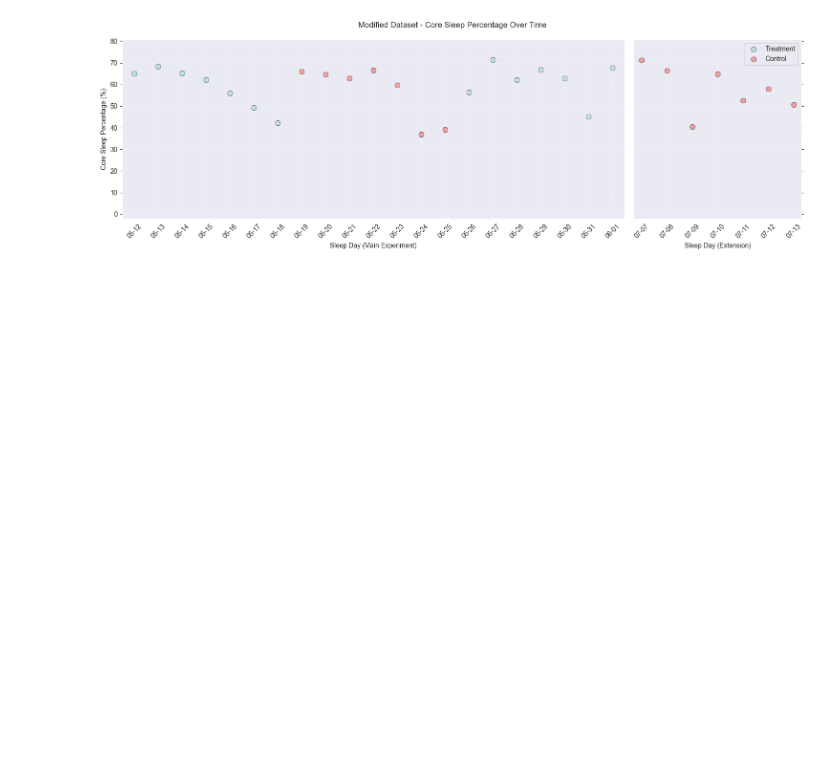
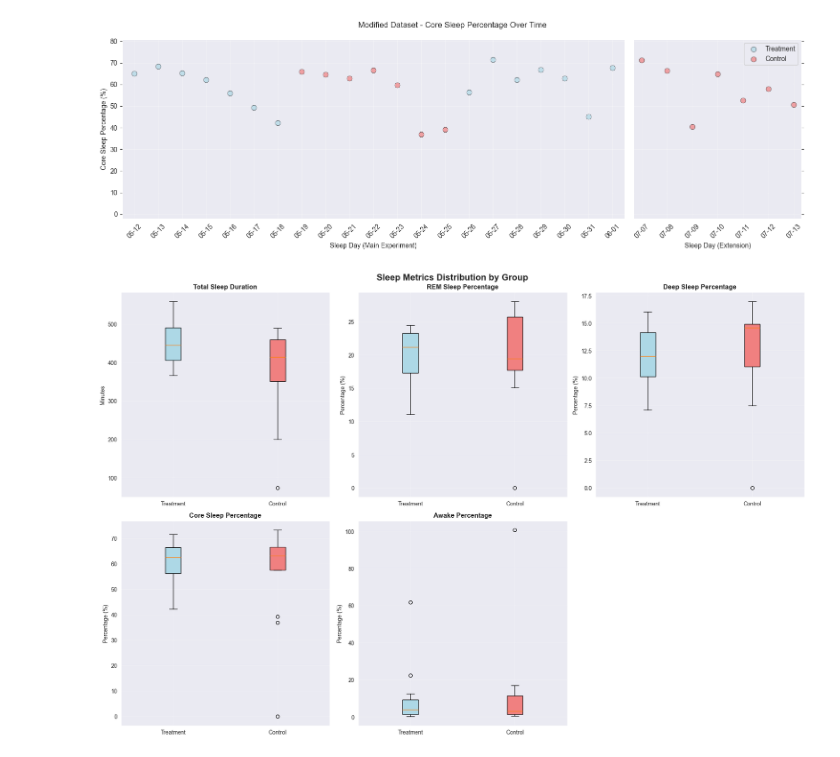
Before and after one commit to cezary17/nof1-analysis-py, a Jupyter notebook: analysis/analyze_data.ipynb, the cells around one changed output. Cells and saved outputs as stored; diff of their text form; code cells hidden in the pictures; blank space fills up the shorter version.

```diff
--- a/analysis/analyze_data.ipynb
+++ b/analysis/analyze_data.ipynb
@@ -795,3 +878,74 @@ plt.show()
 # %% [output]
 [figure]
 [figure]
+# %%
+# Create box plots for all sleep metrics
+fig, axes = plt.subplots(2, 3, figsize=(18, 12))
+fig.suptitle('Sleep Metrics Distribution by Group', fontsize=16, fontweight='bold')
+
+# Flatten axes for easier indexing
+axes = axes.flatten()
+
+do_notch = False
+
+# Sleep Duration box plot
+sleep_duration_treatment = treatment_data["total_sleep_duration_mins"].to_numpy()
+sleep_duration_control = control_data["total_sleep_duration_mins"].to_numpy()
+
+box_data_duration = [sleep_duration_treatment, sleep_duration_control]
+bp1 = axes[0].boxplot(box_data_duration, tick_labels=['Treatment', 'Control'],
+                      patch_artist=True, notch=do_notch, bootstrap=1000)
+bp1['boxes'][0].set_facecolor('lightblue')
+bp1['boxes'][1].set_facecolor('lightcoral')
+axes[0].set_title('Total Sleep Duration', fontweight='bold')
+axes[0].set_ylabel('Minutes')
+axes[0].grid(True, alpha=0.3)
+
+# REM Sleep Percentage box plot
+box_data_rem = [rem_treatment, rem_control]
+bp2 = axes[1].boxplot(box_data_rem, tick_labels=['Treatment', 'Control'],
+                      patch_artist=True, notch=do_notch, bootstrap=1000)
+bp2['boxes'][0].set_facecolor('lightblue')
+bp2['boxes'][1].set_facecolor('lightcoral')
+axes[1].set_title('REM Sleep Percentage', fontweight='bold')
+axes[1].set_ylabel('Percentage (%)')
+axes[1].grid(True, alpha=0.3)
+
+# Deep Sleep Percentage box plot
+box_data_deep = [deep_treatment, deep_control]
+bp3 = axes[2].boxplot(box_data_deep, tick_labels=['Treatment', 'Control'],
+                      patch_artist=True, notch=do_notch, bootstrap=1000)
+bp3['boxes'][0].set_facecolor('lightblue')
+bp3['boxes'][1].set_facecolor('lightcoral')
+axes[2].set_title('Deep Sleep Percentage', fontweight='bold')
+axes[2].set_ylabel('Percentage (%)')
+axes[2].grid(True, alpha=0.3)
+
+# Core Sleep Percentage box plot
+box_data_core = [core_treatment, core_control]
+bp4 = axes[3].boxplot(box_data_core, tick_labels=['Treatment', 'Control'],
+                      patch_artist=True, notch=do_notch, bootstrap=1000)
+bp4['boxes'][0].set_facecolor('lightblue')
+bp4['boxes'][1].set_facecolor('lightcoral')
+axes[3].set_title('Core Sleep Percentage', fontweight='bold')
+axes[3].set_ylabel('Percentage (%)')
+axes[3].grid(True, alpha=0.3)
+
+# Awake Percentage box plot
+box_data_awake = [awake_treatment, awake_control]
+bp5 = axes[4].boxplot(box_data_awake, tick_labels=['Treatment', 'Control'],
+                      patch_artist=True, notch=do_notch, bootstrap=1000)
+bp5['boxes'][0].set_facecolor('lightblue')
+bp5['boxes'][1].set_facecolor('lightcoral')
+axes[4].set_title('Awake Percentage', fontweight='bold')
+axes[4].set_ylabel('Percentage (%)')
+axes[4].grid(True, alpha=0.3)
+
+# Hide the last subplot (we only have 5 metrics)
+axes[5].set_visible(False)
+
+plt.tight_layout()
+plt.savefig('../figures/statistical/sleep_metrics_boxplots.png', dpi=300, bbox_inches='tight')
+plt.show()
+# %% [output]
+[figure, added]
```
Also changed, not shown: parts of 5 cells of this notebook, 3 other files.
